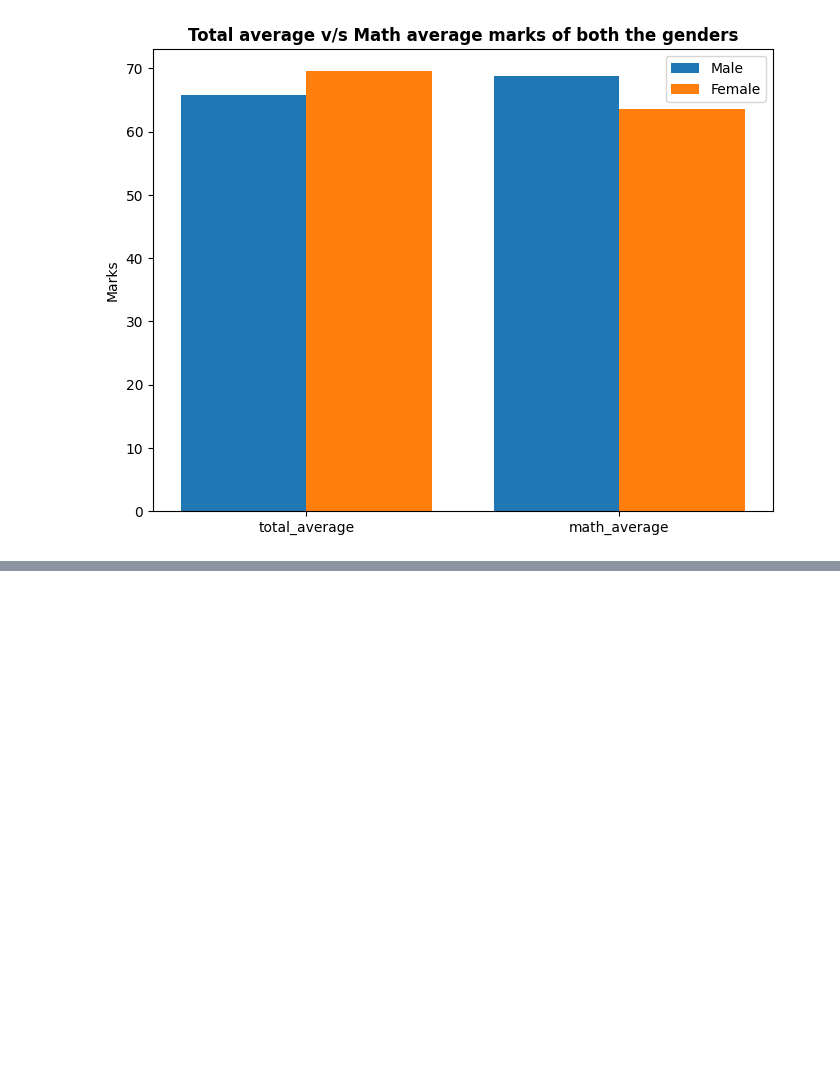
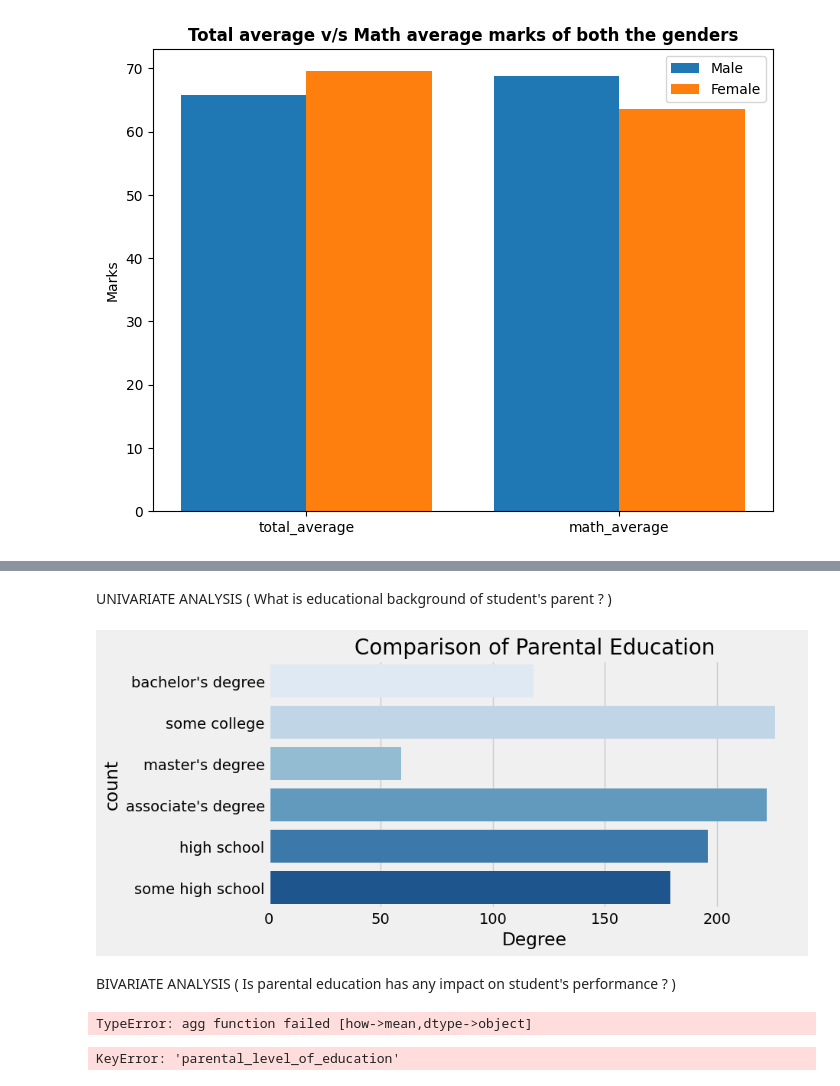
Before and after one commit to DAJ8112/Student-Test-Scores, a Jupyter notebook: notebook/eda.ipynb, the cells around one changed output, grey strips where cells are left out. Drawn from its saved outputs; the diff is of its cells as text; code cells hidden in the pictures; blank space fills up the shorter version.

```diff
--- a/notebook/eda.ipynb
+++ b/notebook/eda.ipynb
@@ -444,0 +482,25 @@ plt.show()
+# %% [markdown]
+UNIVARIATE ANALYSIS ( What is educational background of student's parent ? )
+# %%
+plt.rcParams['figure.figsize'] = (8, 4)
+plt.style.use('fivethirtyeight')
+sns.countplot(df['parental_level_of_education'], palette = 'Blues')
+plt.title('Comparison of Parental Education', fontweight = 30, fontsize = 20)
+plt.xlabel('Degree')
+plt.ylabel('count')
+plt.show()
+# %% [output]
+[figure, added]
+# %% [markdown]
+BIVARIATE ANALYSIS ( Is parental education has any impact on student's performance ? )
+# %%
+df.groupby('parental_level_of_education').agg('mean').plot(kind='barh',figsize=(10,10))
+plt.legend(bbox_to_anchor=(1.05, 1), loc=2, borderaxespad=0.)
+plt.show()
+# %% [output]
+TypeError: agg function failed [how->mean,dtype->object]
+# %%
+numeric_df = df.select_dtypes(include=['number'])
+numeric_df.groupby('parental_level_of_education').agg('mean').plot(kind='barh', figsize=(10,10))
+# %% [output]
+KeyError: 'parental_level_of_education'
```
Also changed, not shown: parts of 17 cells of this notebook, 6 other files.
